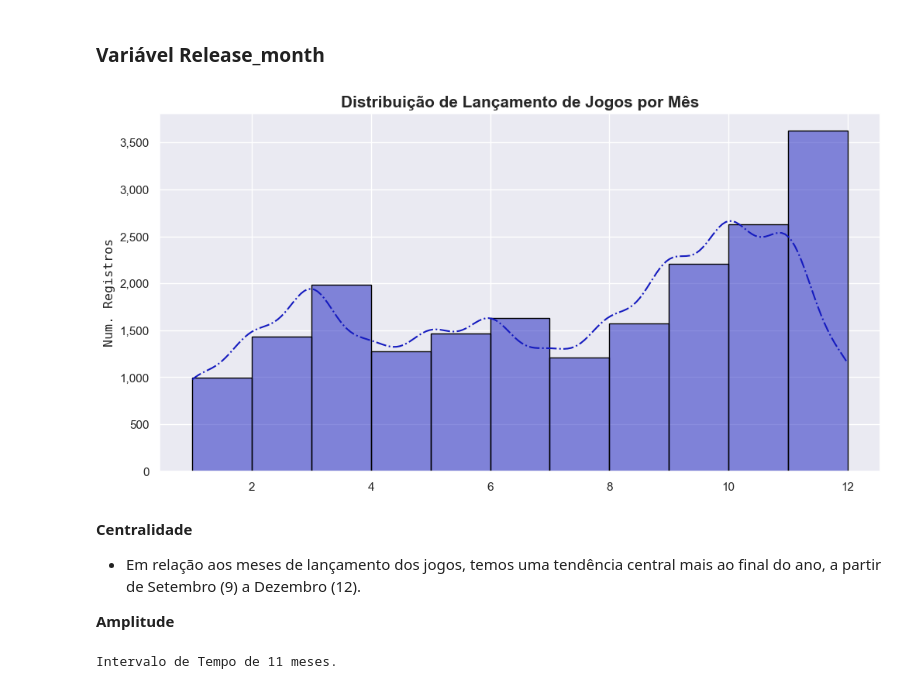
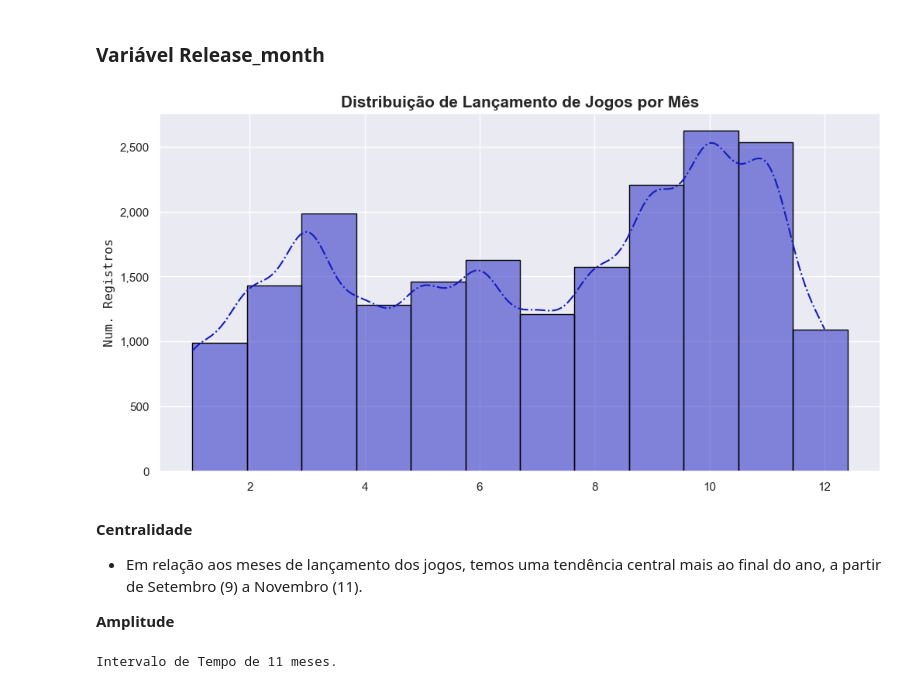
Before and after one commit to JoSEPHDev2022/Metacritc_Scores_Video_Games, a Jupyter notebook: analise_descritiva.ipynb, the cells around one changed output. Cells and saved outputs as stored; diff of their text form; code cells hidden in the pictures.

```diff
--- a/analise_descritiva.ipynb
+++ b/analise_descritiva.ipynb
@@ -720,15 +720,15 @@ Abaixo seguem os números de vendas dos dois consoles:
 # %%
 # Histograma:
 histogram_plot(data_clean,
                'Release_month',
-               1,
+               0.95,
                'Distribuição de Lançamento de Jogos por Mês')
 # %% [output]
-[figure, old version]
+[figure, new version]
 # %% [markdown]
 **Centralidade**
 
-- Em relação aos meses de lançamento dos jogos, temos uma tendência central mais ao final do ano, a partir de Setembro (9) a Dezembro (12).
+- Em relação aos meses de lançamento dos jogos, temos uma tendência central mais ao final do ano, a partir de Setembro (9) a Novembro (11).
 
 **Amplitude**
 # %%
```
Also changed, not shown: parts of 31 cells of this notebook.
